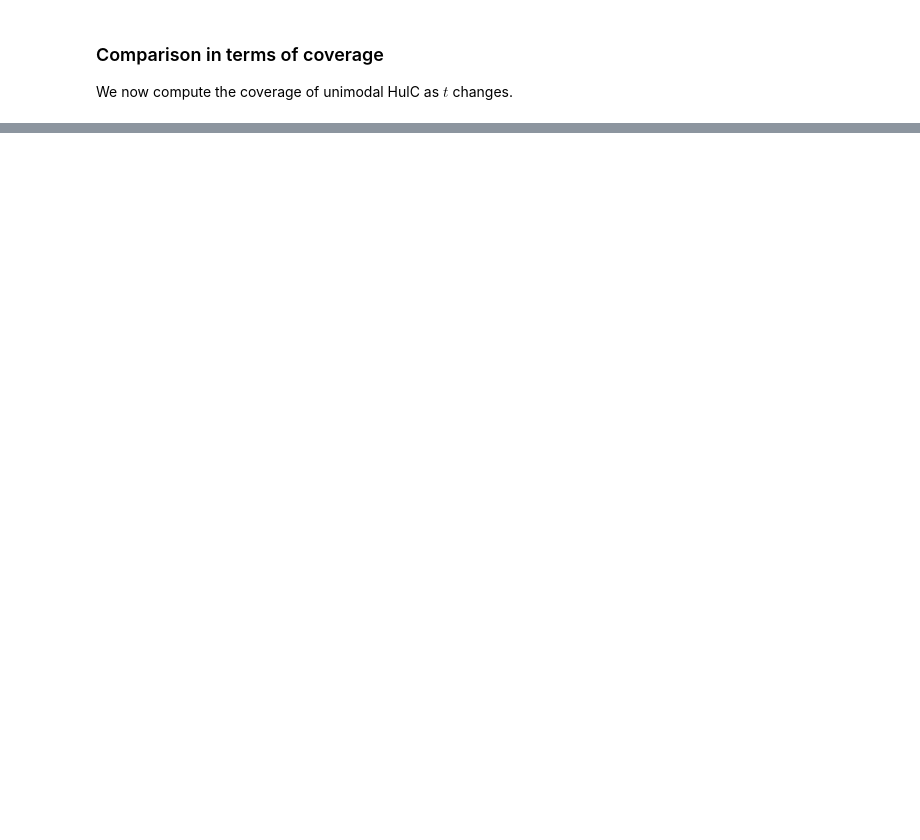
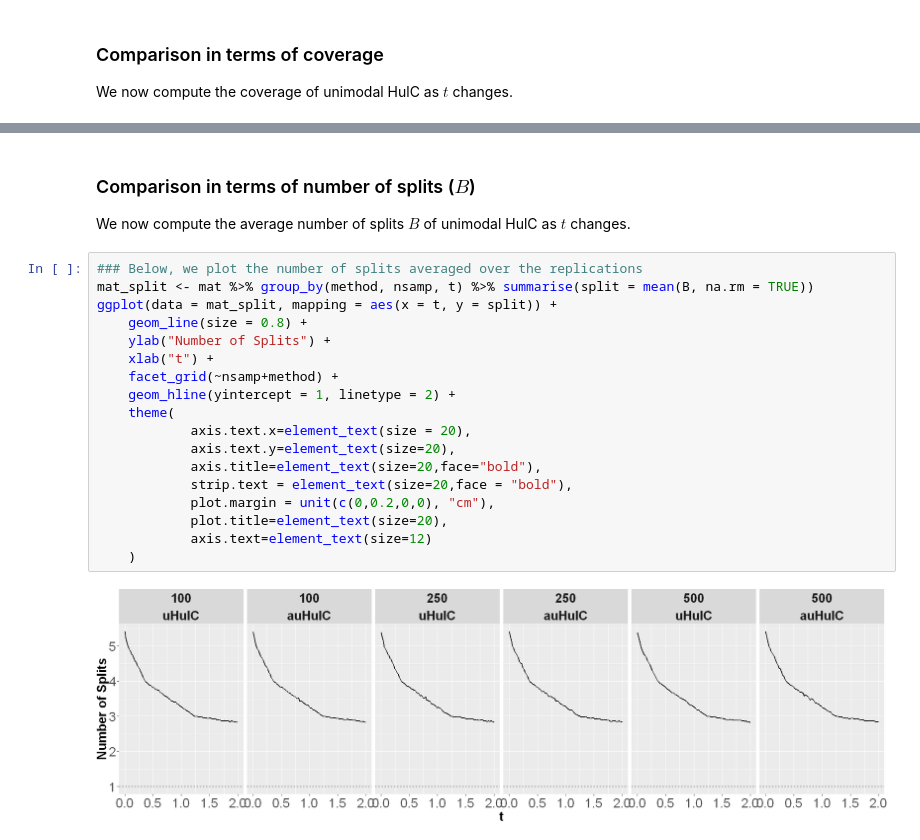
Before and after one commit to Arun-Kuchibhotla/HulC, a Jupyter notebook: R/HulC, Adaptive HulC, and Unimodal HulC.ipynb, the cells around one changed output, grey strips where cells are left out. Saved outputs shown, nothing was run; the diff lists cells and outputs as text; blank space fills up the shorter version.

```diff
--- a/R/HulC, Adaptive HulC, and Unimodal HulC.ipynb
+++ b/R/HulC, Adaptive HulC, and Unimodal HulC.ipynb
@@ -293,0 +325,23 @@ ggplot(data = mat_coverage, mapping = aes(x = t, y = emp_coverage)) +
+# %% [markdown]
+### Comparison in terms of number of splits ($B$)
+We now compute the average number of splits $B$ of unimodal HulC as $t$ changes.
+# %%
+### Below, we plot the number of splits averaged over the replications
+mat_split <- mat %>% group_by(method, nsamp, t) %>% summarise(split = mean(B, na.rm = TRUE))
+ggplot(data = mat_split, mapping = aes(x = t, y = split)) +
+    geom_line(size = 0.8) +
+    ylab("Number of Splits") +
+    xlab("t") +
+    facet_grid(~nsamp+method) +
+    geom_hline(yintercept = 1, linetype = 2) +
+    theme(
+            axis.text.x=element_text(size = 20),
+            axis.text.y=element_text(size=20),
+            axis.title=element_text(size=20,face="bold"),
+            strip.text = element_text(size=20,face = "bold"),
+            plot.margin = unit(c(0,0.2,0,0), "cm"),
+            plot.title=element_text(size=20),
+            axis.text=element_text(size=12)
+    )
+# %% [output]
+[figure, added]
```
Also changed, not shown: parts of 9 cells of this notebook.
